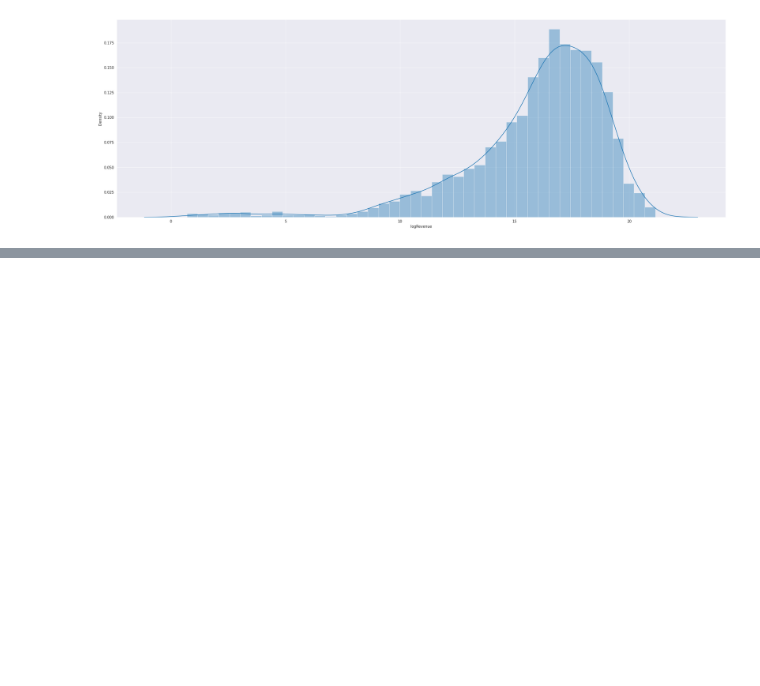
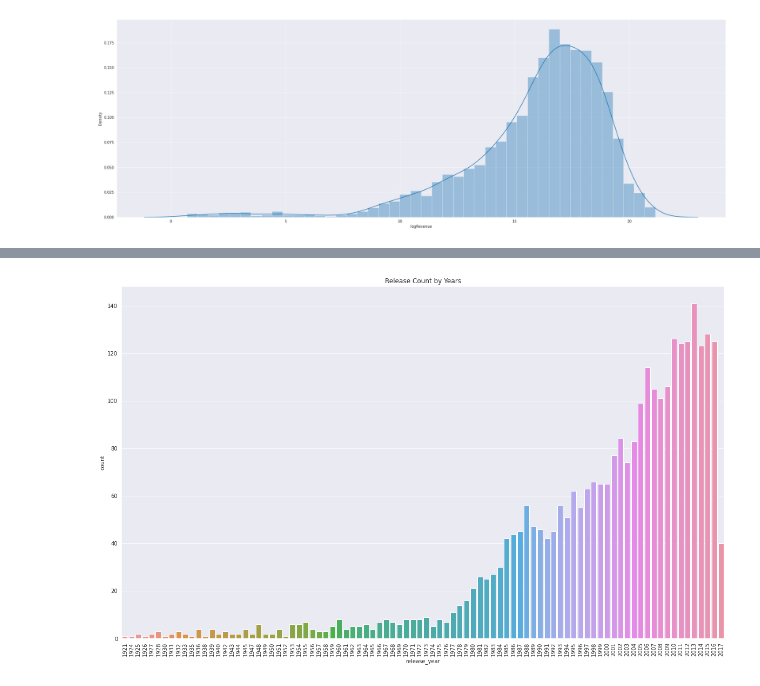
Before and after one commit to heyrobin/Movie-Sales-Prediction-, a Jupyter notebook: TMDB_Box_Office_Prediction.ipynb, the cells around one changed output, grey strips where cells are left out. Cells and saved outputs as stored; diff of their text form; code cells hidden in the pictures; blank space fills up the shorter version.

```diff
--- a/TMDB_Box_Office_Prediction.ipynb
+++ b/TMDB_Box_Office_Prediction.ipynb
@@ -167,3 +167,15 @@ eda['logRevenue'] = np.log1p(eda['revenue'])
 sns.distplot(eda['logRevenue'] );
 # %% [output]
 [figure]
+# %%
+def date_fuction(df):
+    df['release_date'] = pd.to_datetime(df['release_date'])
+    df['release_year'] = df['release_date'].dt.year
+    df['release_month']  = df['release_date'].dt.month
+    df['release_day'] = df['release_date'].dt.day
+    df['release_quarter'] = df['release_date'].dt.quarter
+    df.drop(columns=['release_date'], inplace=True)
+    return df
+# %%
+main_df = date_fuction(main_df)
+test_df = date_fuction(test_df)
@@ -169,0 +208,3 @@ sns.distplot(eda['logRevenue'] );
+# %%
+main_df['release_year'] = np.where(main_df['release_year'] > 2019, main_df['release_year']-100,main_df['release_year'])
+test_df['release_year'] = np.where(test_df['release_year'] > 2019, test_df['release_year']-100,test_df['release_year'])
@@ -169,0 +247,7 @@ sns.distplot(eda['logRevenue'] );
+# %%
+plt.figure(figsize=(20,12))
+plt.xticks(rotation = 90)
+plt.title('Release Count by Years')
+sns.countplot(main_df['release_year']);
+# %% [output]
+[figure, added]
```
Also changed, not shown: parts of 11 cells of this notebook.
